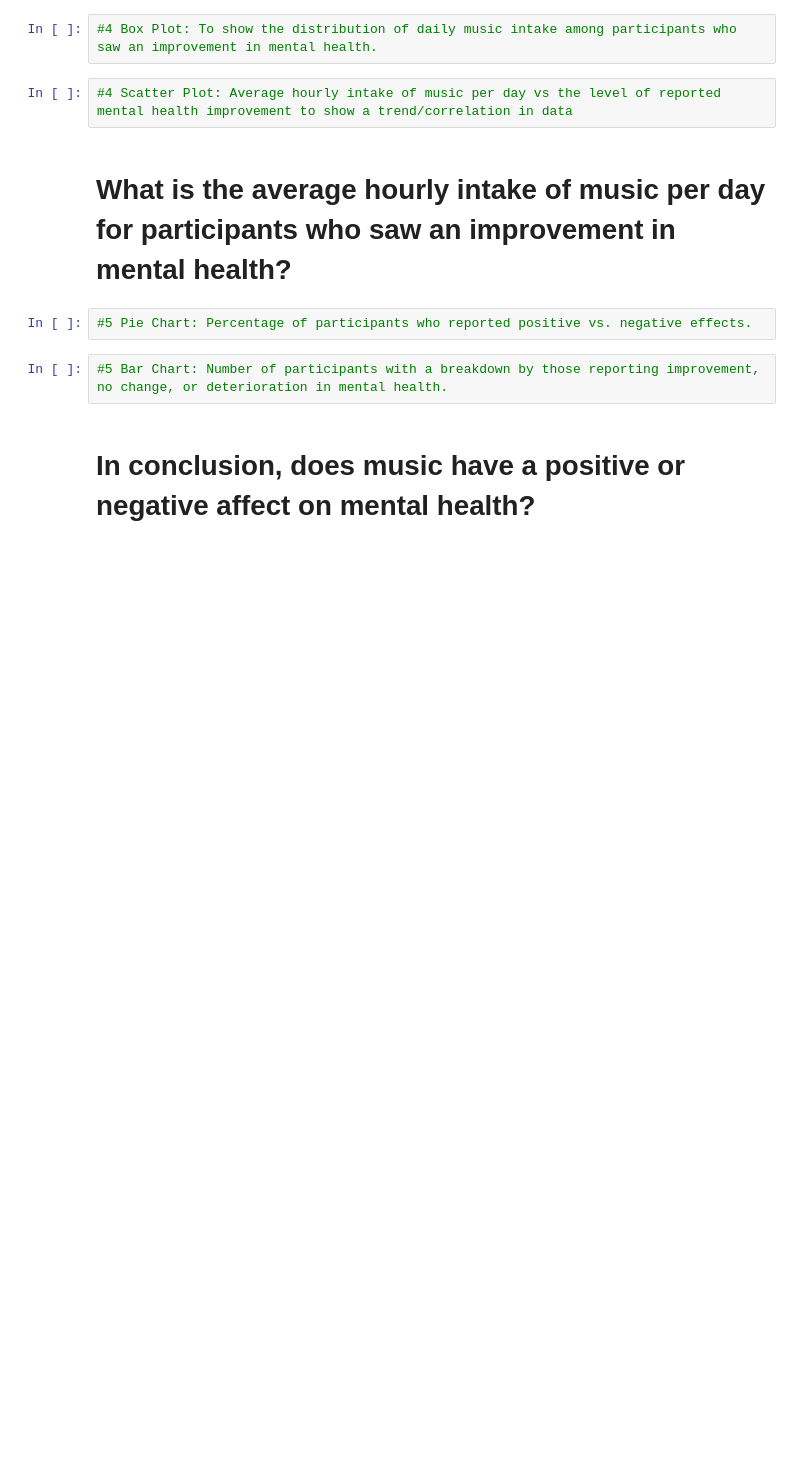
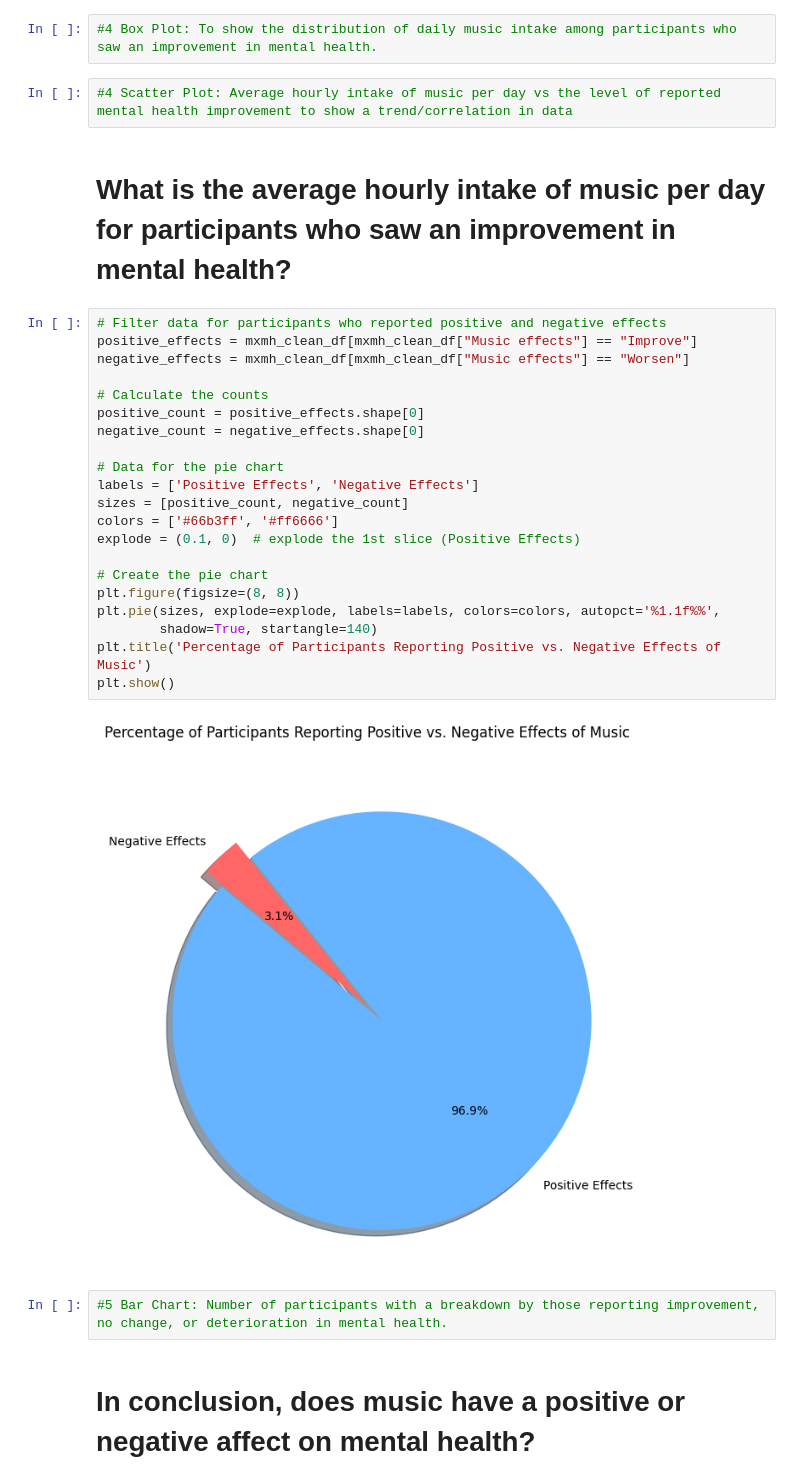
Before and after one commit to karinaahumada01/project-1, a Jupyter notebook: mxmh_main_analysis.ipynb, the cells around one changed output. Drawn from its saved outputs; the diff is of its cells as text; blank space fills up the shorter version.

Commit message:
Percentage of Participants Reporting Positive vs. Negative Effects of Music

```diff
--- a/mxmh_main_analysis.ipynb
+++ b/mxmh_main_analysis.ipynb
@@ -102,7 +102,28 @@ improvement_df = mxmh_df[mxmh_df['Music effects'] == 'Improve']
 # %% [markdown]
 # What is the average hourly intake of music per day for participants who saw an improvement in mental health?
 # %%
-#5 Pie Chart: Percentage of participants who reported positive vs. negative effects.
+# Filter data for participants who reported positive and negative effects
+positive_effects = mxmh_clean_df[mxmh_clean_df["Music effects"] == "Improve"]
+negative_effects = mxmh_clean_df[mxmh_clean_df["Music effects"] == "Worsen"]
+
+# Calculate the counts
+positive_count = positive_effects.shape[0]
+negative_count = negative_effects.shape[0]
+
+# Data for the pie chart
+labels = ['Positive Effects', 'Negative Effects']
+sizes = [positive_count, negative_count]
+colors = ['#66b3ff', '#ff6666']
+explode = (0.1, 0)  # explode the 1st slice (Positive Effects)
+
+# Create the pie chart
+plt.figure(figsize=(8, 8))
+plt.pie(sizes, explode=explode, labels=labels, colors=colors, autopct='%1.1f%%',
+        shadow=True, startangle=140)
+plt.title('Percentage of Participants Reporting Positive vs. Negative Effects of Music')
+plt.show()
+# %% [output]
+[figure, added]
 # %%
 #5 Bar Chart: Number of participants with a breakdown by those reporting improvement, no change, or deterioration in mental health.
 # %% [markdown]
```
